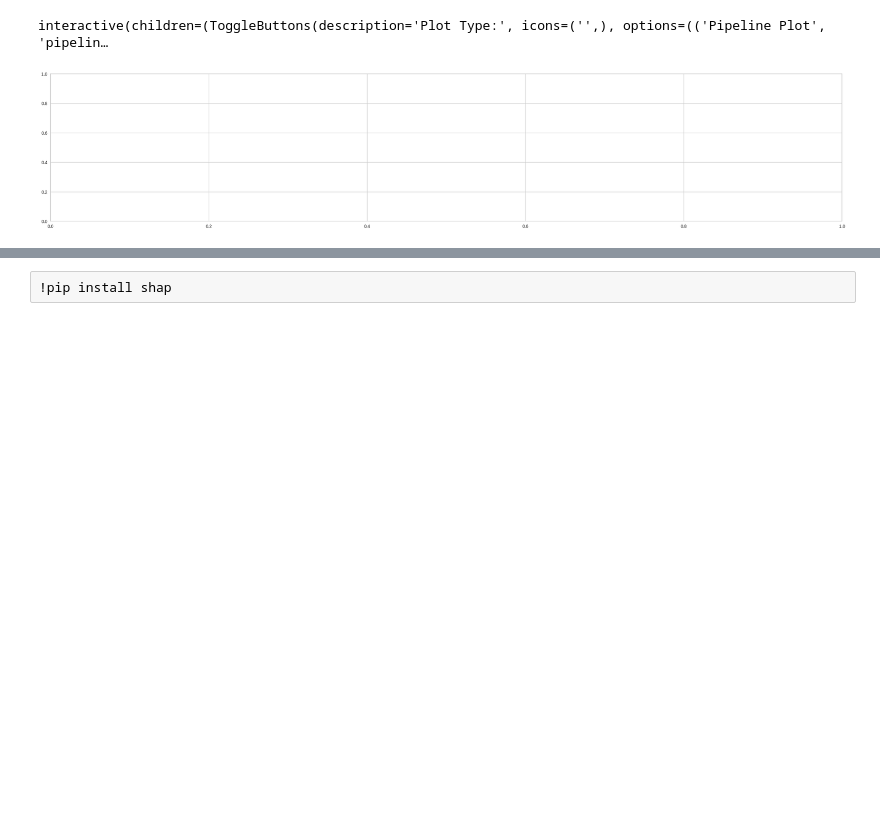
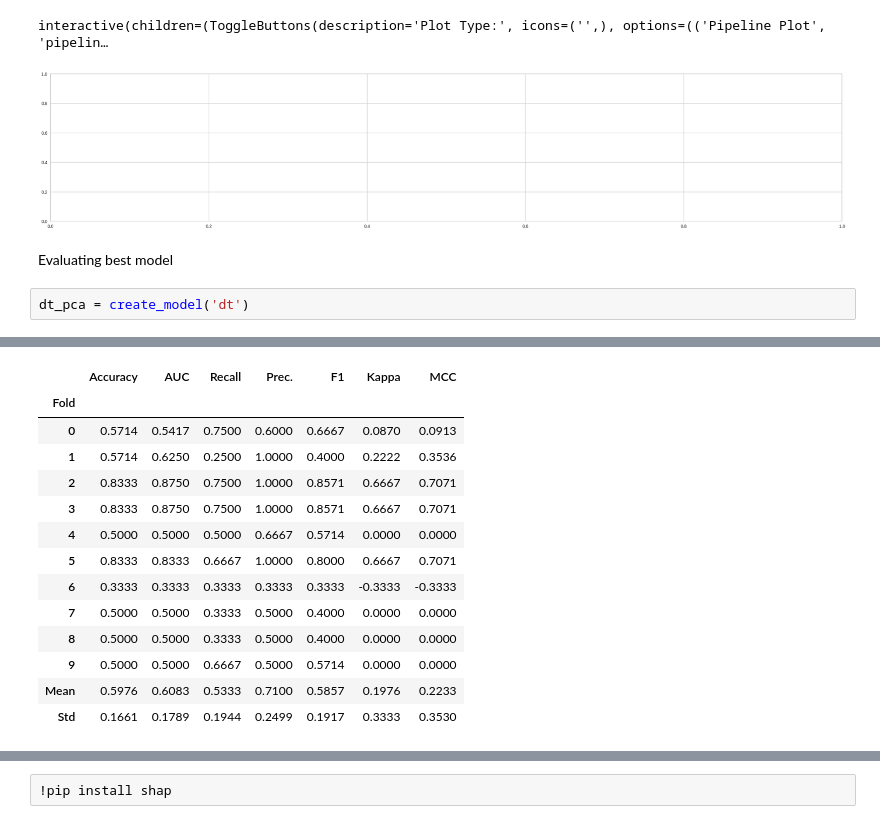
Before and after one commit to varshithagopu12/6220, a Jupyter notebook: 6220.ipynb, the cells around one changed output, grey strips where cells are left out. Saved outputs shown, nothing was run; the diff lists cells and outputs as text; blank space fills up the shorter version.

```diff
--- a/6220.ipynb
+++ b/6220.ipynb
@@ -1029,3 +1003,8 @@ evaluate_model(tuned_et_pca)
 # %% [output]
 interactive(children=(ToggleButtons(description='Plot Type:', icons=('',), options=(('Pipeline Plot', 'pipelin…
 [figure]
+# %% [markdown]
+Evaluating best model
+# %%
+dt_pca = create_model('dt')
+# %% [output]
@@ -1031,0 +1012,14 @@ interactive(children=(ToggleButtons(description='Plot Type:', icons=('',), optio
+|  | Accuracy | AUC | Recall | Prec. | F1 | Kappa | MCC |
+| Fold |  |  |  |  |  |  |  |
+| 0 | 0.5714 | 0.5417 | 0.7500 | 0.6000 | 0.6667 | 0.0870 | 0.0913 |
+| 1 | 0.5714 | 0.6250 | 0.2500 | 1.0000 | 0.4000 | 0.2222 | 0.3536 |
+| 2 | 0.8333 | 0.8750 | 0.7500 | 1.0000 | 0.8571 | 0.6667 | 0.7071 |
+| 3 | 0.8333 | 0.8750 | 0.7500 | 1.0000 | 0.8571 | 0.6667 | 0.7071 |
+| 4 | 0.5000 | 0.5000 | 0.5000 | 0.6667 | 0.5714 | 0.0000 | 0.0000 |
+| 5 | 0.8333 | 0.8333 | 0.6667 | 1.0000 | 0.8000 | 0.6667 | 0.7071 |
+| 6 | 0.3333 | 0.3333 | 0.3333 | 0.3333 | 0.3333 | -0.3333 | -0.3333 |
+| 7 | 0.5000 | 0.5000 | 0.3333 | 0.5000 | 0.4000 | 0.0000 | 0.0000 |
+| 8 | 0.5000 | 0.5000 | 0.3333 | 0.5000 | 0.4000 | 0.0000 | 0.0000 |
+| 9 | 0.5000 | 0.5000 | 0.6667 | 0.5000 | 0.5714 | 0.0000 | 0.0000 |
+| Mean | 0.5976 | 0.6083 | 0.5333 | 0.7100 | 0.5857 | 0.1976 | 0.2233 |
+| Std | 0.1661 | 0.1789 | 0.1944 | 0.2499 | 0.1917 | 0.3333 | 0.3530 |
```
Also changed, not shown: parts of 27 cells of this notebook.
